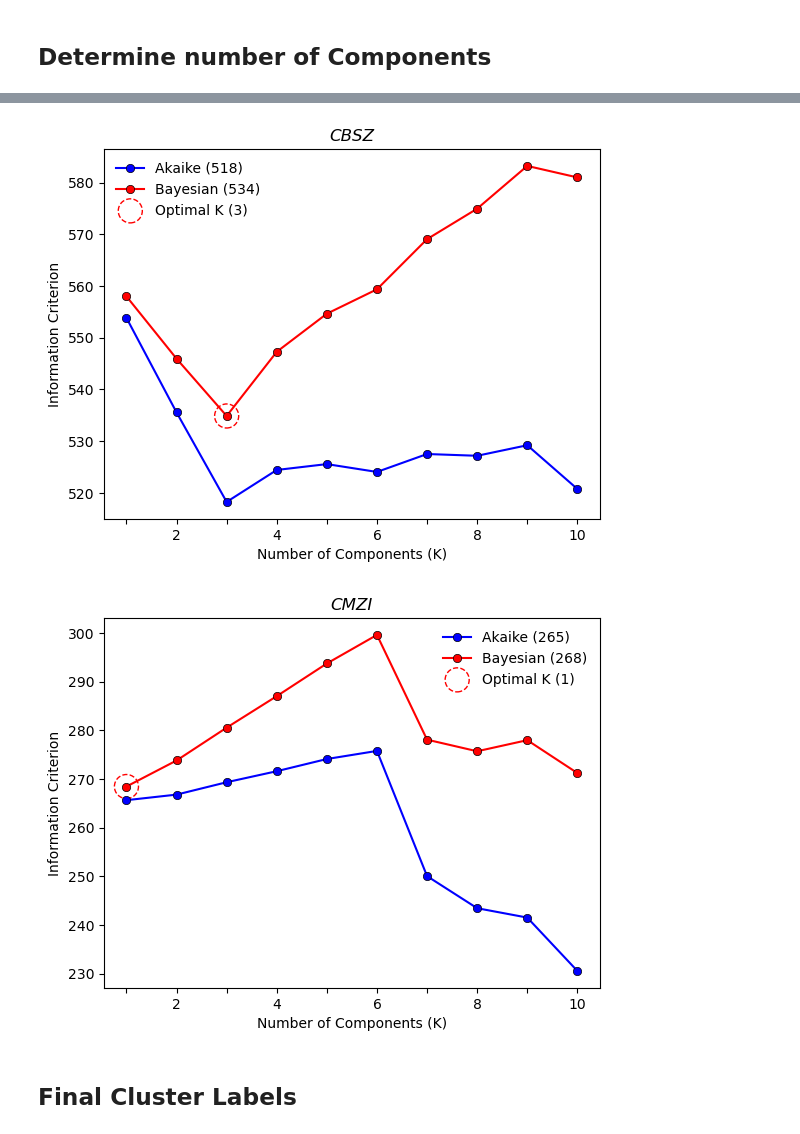
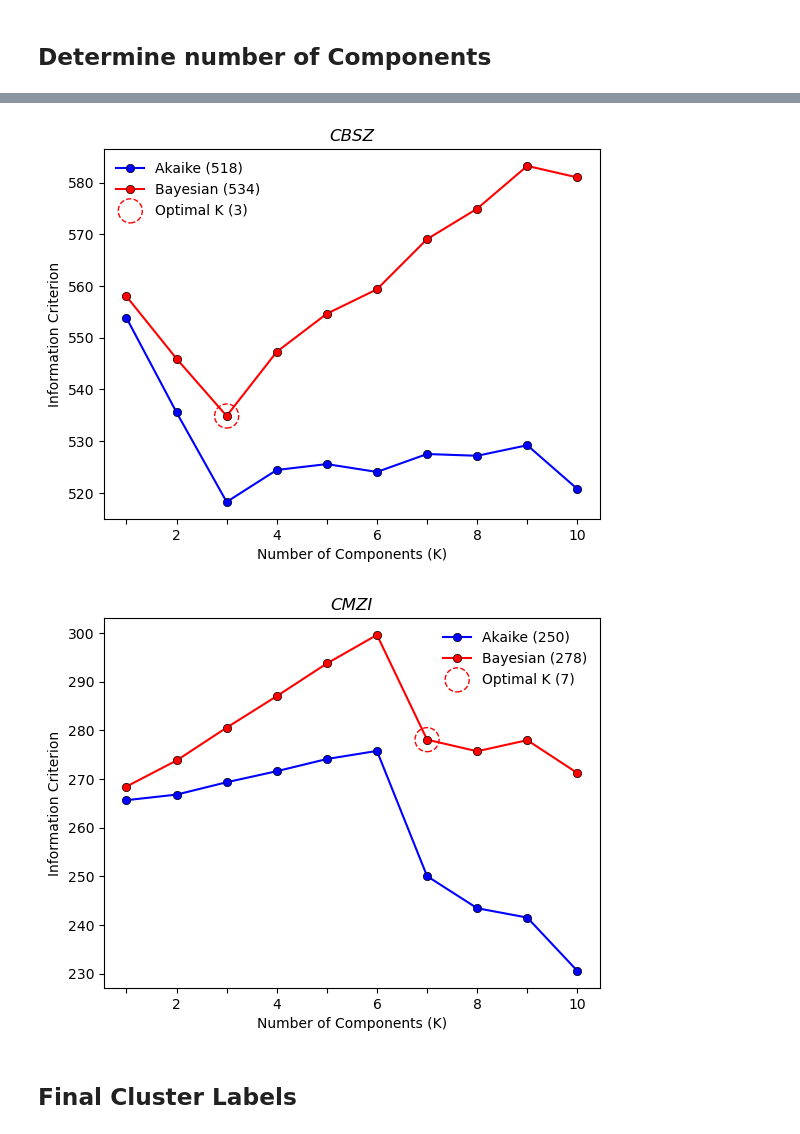
Before and after one commit to masseygeo/monazite-age-clustering, a Jupyter notebook: code/gmm.ipynb, the cells around one changed output, grey strips where cells are left out. Cells and saved outputs as stored; diff of their text form; code cells hidden in the pictures.

```diff
--- a/code/gmm.ipynb
+++ b/code/gmm.ipynb
@@ -93,35 +93,35 @@ for idx, zone in enumerate(structural_zones):
     aic = np.asarray(aic, dtype=float)
     bic = np.asarray(bic, dtype=float)
 
     # optimal_k = relative_drop_gmm_k(aic, bic)
-    optimal_k = relative_drop_gmm_k(bic, k_prior=6)
+    optimal_k = relative_drop_gmm_k(bic, k_prior=7)
     optimal_components[zone] = optimal_k
 
     fig, ax = plt.subplots()
 
 
     ax.plot(components, aic, color='blue', marker='o', markeredgecolor='k', markeredgewidth=0.5, label=f"Akaike ({int(aic[optimal_k-1])})")
     ax.plot(components, bic, color='red', marker='o', markeredgecolor='k', markeredgewidth=0.5, label=f"Bayesian ({int(bic[optimal_k-1])})")
     ax.scatter(components[optimal_k-1], bic[optimal_k-1], edgecolors='red', facecolors='none', linestyle='--', s=300, label=f"Optimal K ({optimal_k})")
 
 
     ax.legend(loc='best', frameon=False)
     ax.set_xticks(np.arange(1,11,1))
     ax.set_xticklabels(str(i) if i%2==0 else '' for i in np.arange(1,11,1))
     ax.set_xlabel('Number of Components (K)')
     ax.set_ylabel('Information Criterion')
     ax.set_title(zone, style='italic')
 
     output_path = f"{output_dir}/{group_type}_bic_{zone}_CRD"
     plt.savefig(output_path + '.png', dpi=300, pad_inches=0, bbox_inches='tight')
     plt.savefig(output_path + '.svg', dpi=300, pad_inches=0, bbox_inches='tight')
 
     plt.show()
 # %% [output]
 [figure]
 [figure]
 [figure]
-[figure, old version]
+[figure, new version]
 # %% [markdown]
 ## Final Cluster Labels
 # %%
```
Also changed, not shown: parts of 1 cell of this notebook, 30 other files.
